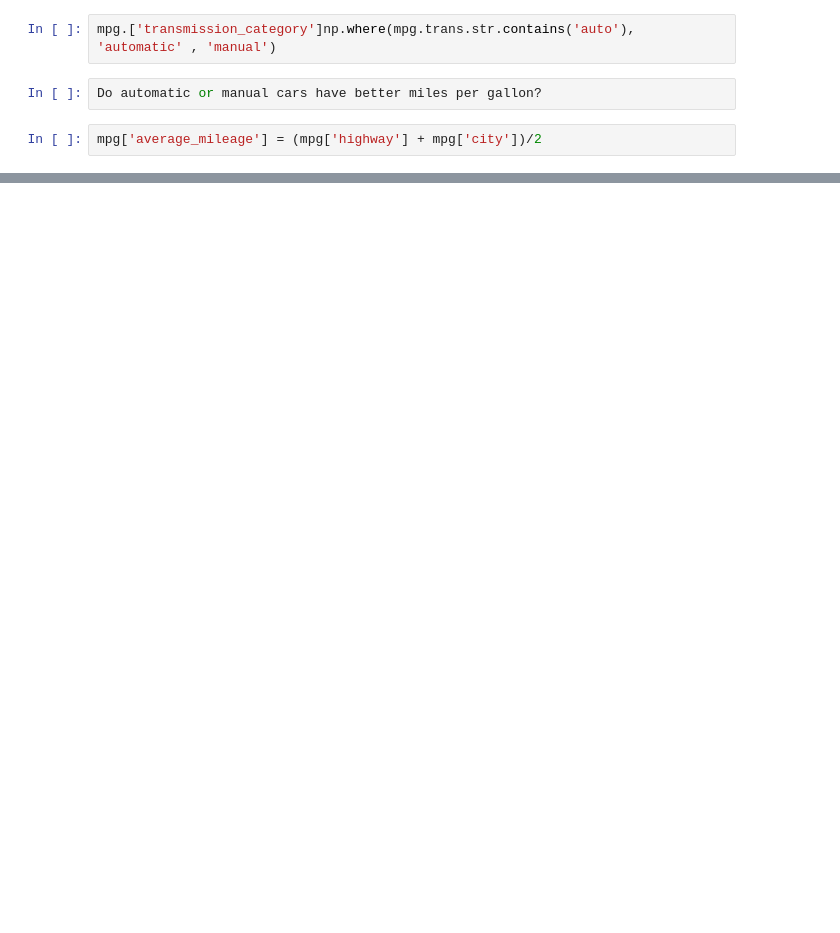
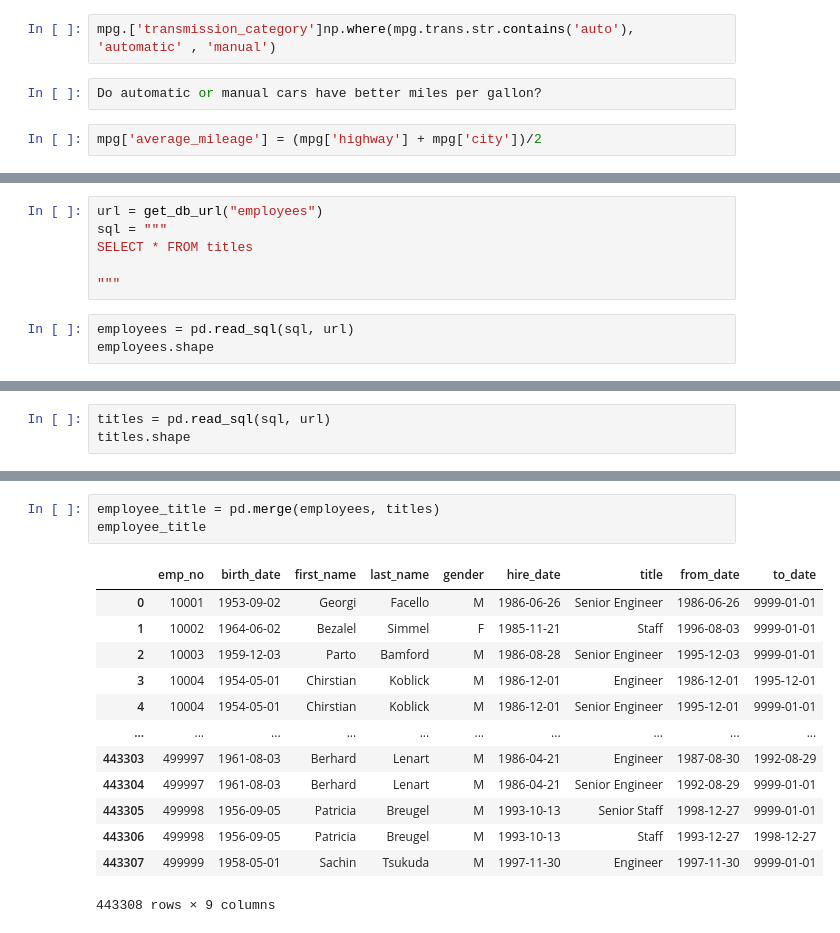
Before and after one commit to dlmitc3/numpy-pandas-visualization-exercises, a Jupyter notebook: advanced_dataframes.ipynb, the cells around one changed output, grey strips where cells are left out. Cells and saved outputs as stored; diff of their text form; blank space fills up the shorter version.

```diff
--- a/advanced_dataframes.ipynb
+++ b/advanced_dataframes.ipynb
@@ -238,0 +318,9 @@ Name: average_mileage, dtype: float64
+# %%
+url = get_db_url("employees")
+sql = """
+SELECT * FROM titles
+
+"""
+# %%
+employees = pd.read_sql(sql, url)
+employees.shape
@@ -238,0 +329,3 @@ Name: average_mileage, dtype: float64
+# %%
+titles = pd.read_sql(sql, url)
+titles.shape
@@ -238,0 +366,17 @@ Name: average_mileage, dtype: float64
+# %%
+employee_title = pd.merge(employees, titles)
+employee_title
+# %% [output]
+|  | emp_no | birth_date | first_name | last_name | gender | hire_date | title | from_date | to_date |
+| 0 | 10001 | 1953-09-02 | Georgi | Facello | M | 1986-06-26 | Senior Engineer | 1986-06-26 | 9999-01-01 |
+| 1 | 10002 | 1964-06-02 | Bezalel | Simmel | F | 1985-11-21 | Staff | 1996-08-03 | 9999-01-01 |
+| 2 | 10003 | 1959-12-03 | Parto | Bamford | M | 1986-08-28 | Senior Engineer | 1995-12-03 | 9999-01-01 |
+| 3 | 10004 | 1954-05-01 | Chirstian | Koblick | M | 1986-12-01 | Engineer | 1986-12-01 | 1995-12-01 |
+| 4 | 10004 | 1954-05-01 | Chirstian | Koblick | M | 1986-12-01 | Senior Engineer | 1995-12-01 | 9999-01-01 |
+| ... | ... | ... | ... | ... | ... | ... | ... | ... | ... |
+| 443303 | 499997 | 1961-08-03 | Berhard | Lenart | M | 1986-04-21 | Engineer | 1987-08-30 | 1992-08-29 |
+| 443304 | 499997 | 1961-08-03 | Berhard | Lenart | M | 1986-04-21 | Senior Engineer | 1992-08-29 | 9999-01-01 |
+| 443305 | 499998 | 1956-09-05 | Patricia | Breugel | M | 1993-10-13 | Senior Staff | 1998-12-27 | 9999-01-01 |
+| 443306 | 499998 | 1956-09-05 | Patricia | Breugel | M | 1993-10-13 | Staff | 1993-12-27 | 1998-12-27 |
+| 443307 | 499999 | 1958-05-01 | Sachin | Tsukuda | M | 1997-11-30 | Engineer | 1997-11-30 | 9999-01-01 |
+443308 rows × 9 columns
```
Also changed, not shown: parts of 40 cells of this notebook.
